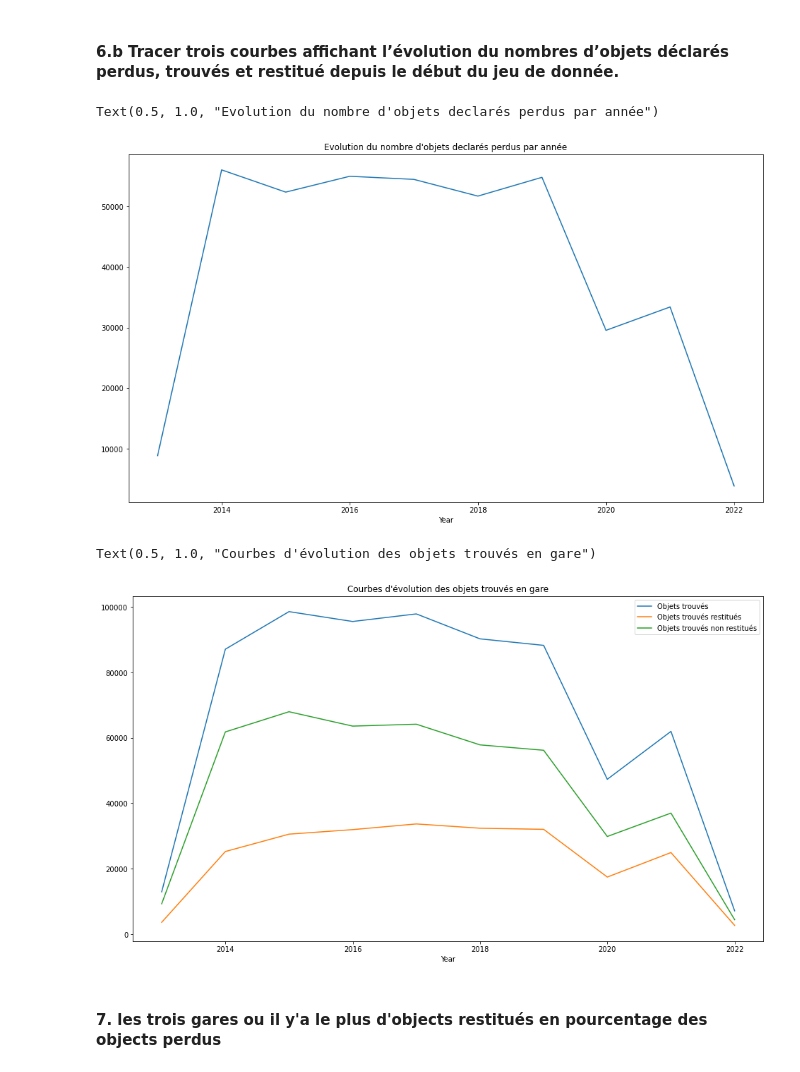
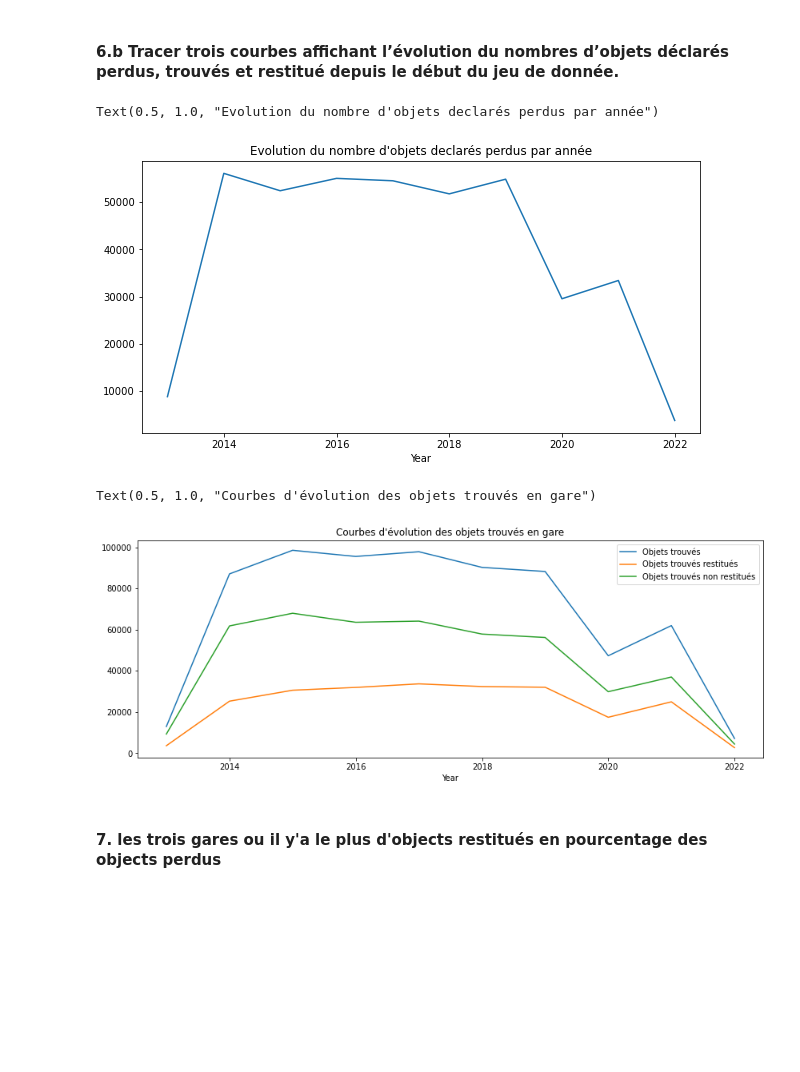
Before and after one commit to bertrandcoder/AMSE_21-22, a Jupyter notebook: Bigdata3/Projet_SNCF.ipynb, the cells around one changed output. Cells and saved outputs as stored; diff of their text form; code cells hidden in the pictures; blank space fills up the shorter version.

```diff
--- a/Bigdata3/Projet_SNCF.ipynb
+++ b/Bigdata3/Projet_SNCF.ipynb
@@ -165,11 +181,11 @@ DP_gares_per_day.plot(kind="bar",ax=ax[2])
 # %%
 #Evolution du nombre d'objets "Déclarés perdus" par année
 DP_gares_evolution=db_declares_perdus.groupby("Year")["Code UIC"].count()
-DP_gares_evolution.plot(kind='line',figsize=(16,9))
+DP_gares_evolution.plot(kind='line',figsize=(10,5))
 plt.title("Evolution du nombre d'objets declarés perdus par année")
 # %% [output]
 Text(0.5, 1.0, "Evolution du nombre d'objets declarés perdus par année")
-[figure, old version]
+[figure, new version]
 # %%
 #Extraction de données concernant les objets trouvés et restitués en exploitant la colonne Date et heure de restitution
 objets_trouves_rest = db_objets_trouves[~db_objets_trouves['Date et heure de restitution'].isnull()]
@@ -182,14 +198,14 @@ objets_trouve_evolution=db_objets_trouves.groupby("Year")["Code UIC"].count()
 objets_trouves_rest_evolution=objets_trouves_rest.groupby("Year")["Code UIC"].count()
 objets_trouves_non_rest_evolution=objets_trouves_non_rest.groupby("Year")["Code UIC"].count()
 # %%
-objets_trouve_evolution.plot(kind='line',figsize=(16,9))
+objets_trouve_evolution.plot(kind='line',figsize=(14,5))
 objets_trouves_rest_evolution.plot(kind='line')
 objets_trouves_non_rest_evolution.plot(kind='line')
 plt.legend(["Objets trouvés","Objets trouvés restitués","Objets trouvés non restitués"])
 plt.title("Courbes d'évolution des objets trouvés en gare")
 # %% [output]
 Text(0.5, 1.0, "Courbes d'évolution des objets trouvés en gare")
-[figure, old version]
+[figure, new version]
 # %% [markdown]
 #### 7. les trois gares ou il y'a le plus d'objects restitués en pourcentage des objects perdus
 # %%
```
Also changed, not shown: parts of 26 cells of this notebook.
